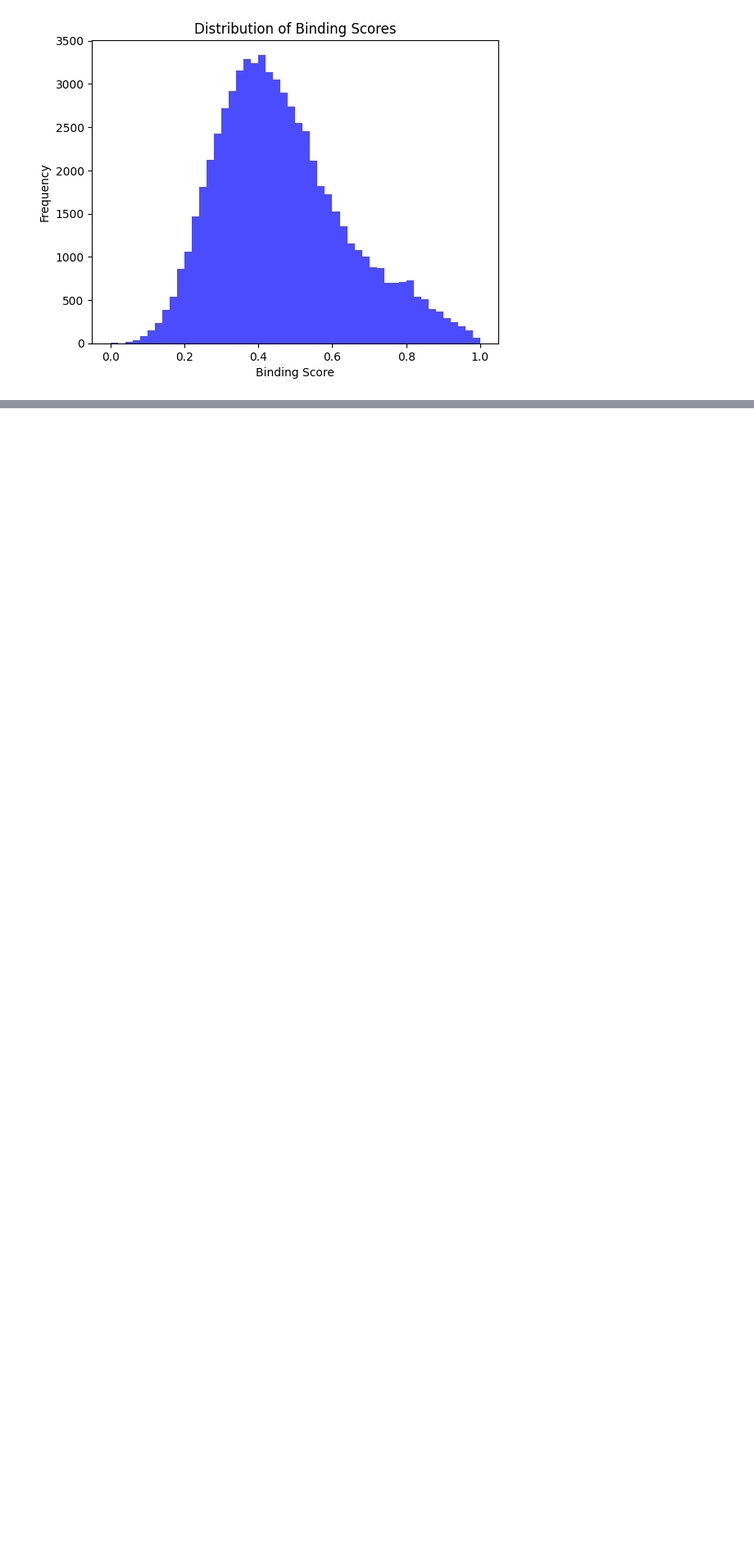
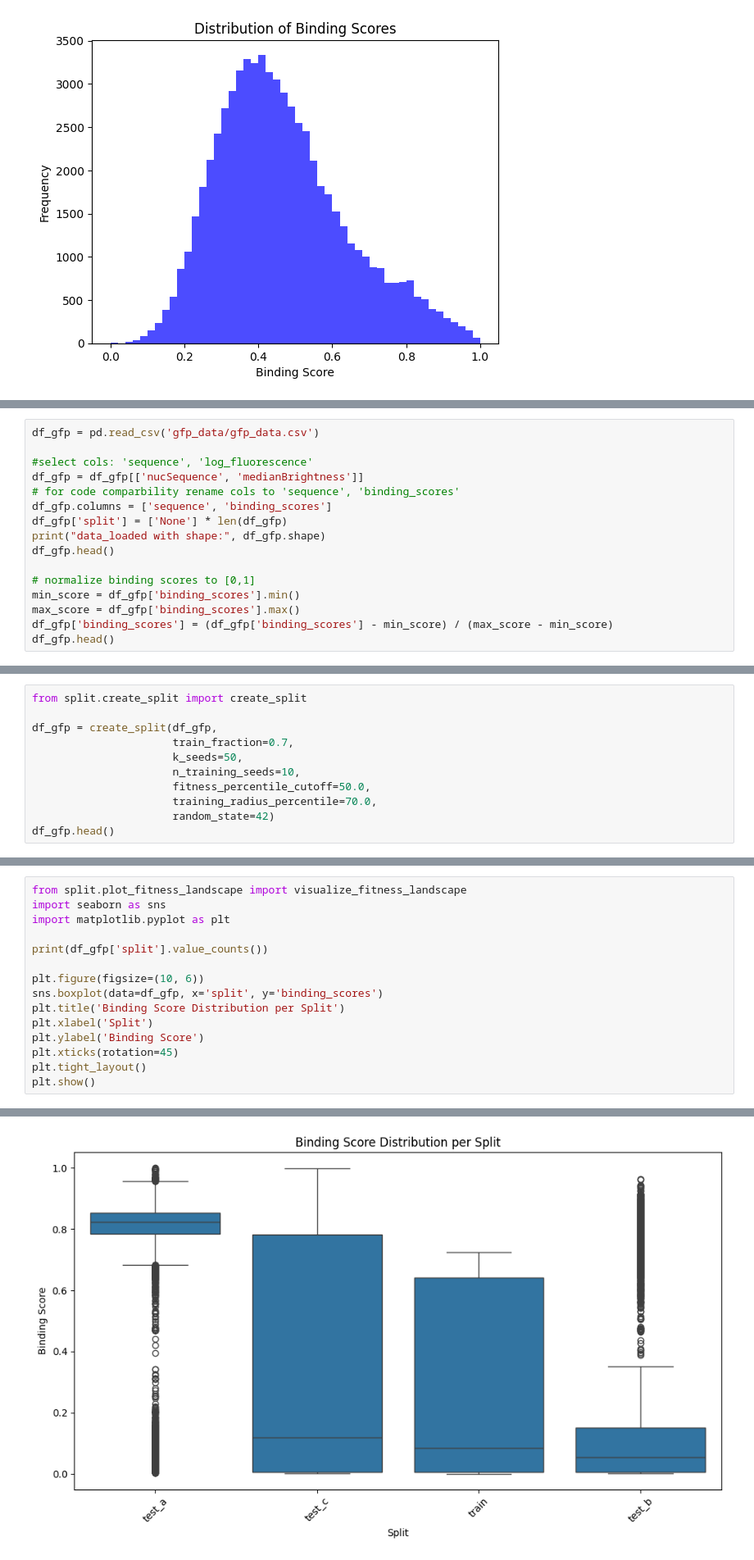
Before and after one commit to meier108/PracticalWork, a Jupyter notebook: dataset.ipynb, the cells around one changed output, grey strips where cells are left out. Shown at 82% size. Cells and saved outputs as stored; diff of their text form; blank space fills up the shorter version.

```diff
--- a/dataset.ipynb
+++ b/dataset.ipynb
@@ -100,0 +102,16 @@ tf
+# %%
+df_gfp = pd.read_csv('gfp_data/gfp_data.csv')
+
+#select cols: 'sequence', 'log_fluorescence'
+df_gfp = df_gfp[['nucSequence', 'medianBrightness']]
+# for code comparbility rename cols to 'sequence', 'binding_scores'
+df_gfp.columns = ['sequence', 'binding_scores']
+df_gfp['split'] = ['None'] * len(df_gfp)
+print("data_loaded with shape:", df_gfp.shape)
+df_gfp.head()
+
+# normalize binding scores to [0,1]
+min_score = df_gfp['binding_scores'].min()
+max_score = df_gfp['binding_scores'].max()
+df_gfp['binding_scores'] = (df_gfp['binding_scores'] - min_score) / (max_score - min_score)
+df_gfp.head()
@@ -100,0 +126,11 @@ tf
+# %%
+from split.create_split import create_split
+
+df_gfp = create_split(df_gfp,
+                      train_fraction=0.7,
+                      k_seeds=50,
+                      n_training_seeds=10,
+                      fitness_percentile_cutoff=50.0,
+                      training_radius_percentile=70.0,
+                      random_state=42)
+df_gfp.head()
@@ -100,0 +144,16 @@ tf
+# %%
+from split.plot_fitness_landscape import visualize_fitness_landscape
+import seaborn as sns
+import matplotlib.pyplot as plt
+
+print(df_gfp['split'].value_counts())
+
+plt.figure(figsize=(10, 6))
+sns.boxplot(data=df_gfp, x='split', y='binding_scores')
+plt.title('Binding Score Distribution per Split')
+plt.xlabel('Split')
+plt.ylabel('Binding Score')
+plt.xticks(rotation=45)
+plt.tight_layout()
+plt.show()
+# %% [output]
@@ -100,0 +166 @@ tf
+[figure, added]
```
Also changed, not shown: parts of 7 cells of this notebook, 19 other files.
